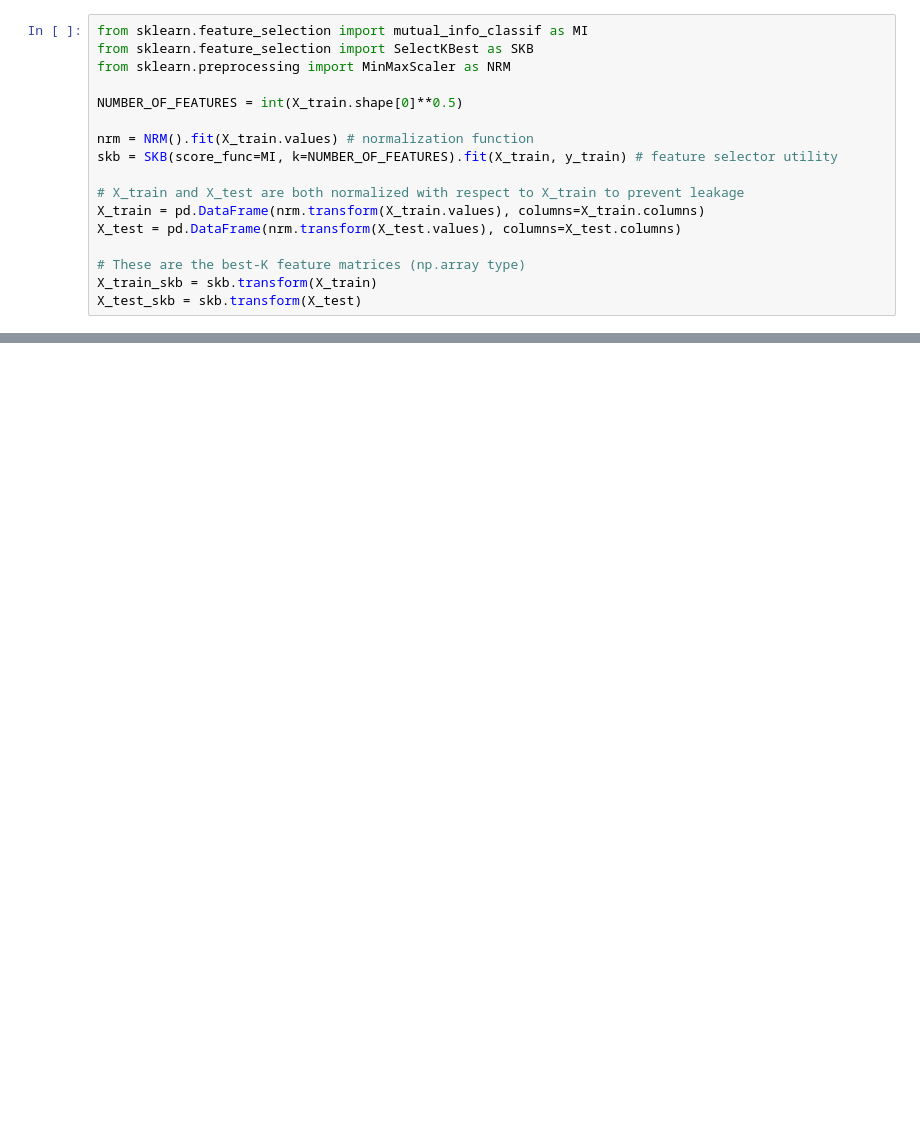
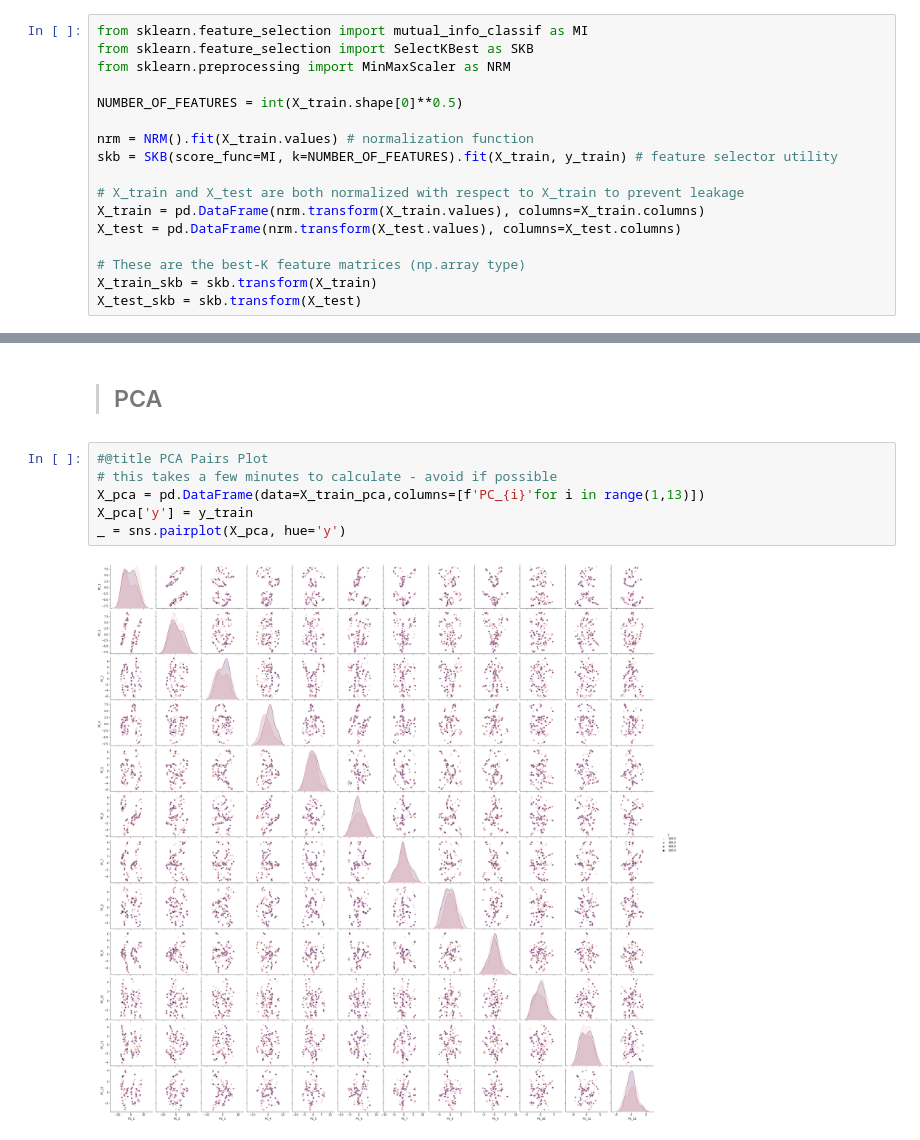
Before and after one commit to idan424/Comp.Learning_Neuro, a Jupyter notebook: Project.ipynb, the cells around one changed output, grey strips where cells are left out. Saved outputs shown, nothing was run; the diff lists cells and outputs as text; blank space fills up the shorter version.

```diff
--- a/Project.ipynb
+++ b/Project.ipynb
@@ -264,0 +256,10 @@ plot_confusion_matrix(knn_pca, X_test_pca, y_test)
+# %% [markdown]
+>## PCA
+# %%
+#@title PCA Pairs Plot
+# this takes a few minutes to calculate - avoid if possible
+X_pca = pd.DataFrame(data=X_train_pca,columns=[f'PC_{i}'for i in range(1,13)])
+X_pca['y'] = y_train
+_ = sns.pairplot(X_pca, hue='y')
+# %% [output]
+[figure, added]
```
Also changed, not shown: parts of 56 cells of this notebook.
